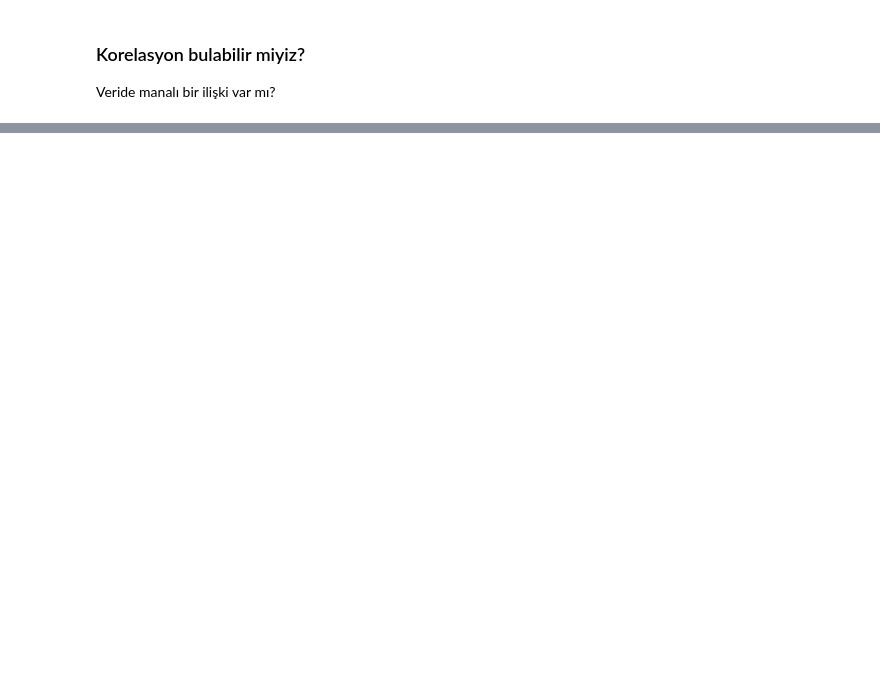
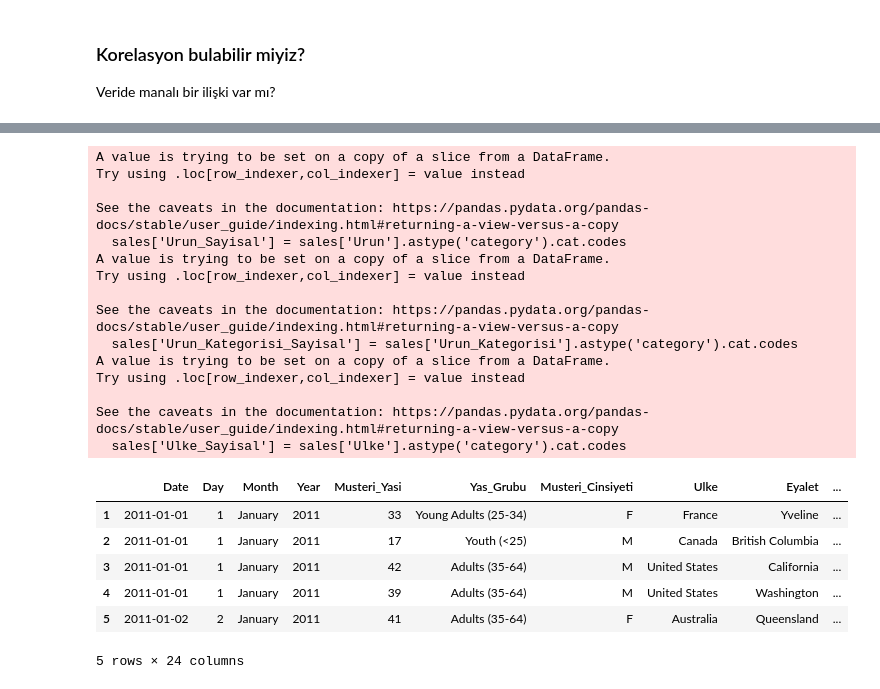
Before and after one commit to ozancelikel/VeriAnaliziGiris, a Jupyter notebook: veri_analizine_giris.ipynb, the cells around one changed output, grey strips where cells are left out. Cells and saved outputs as stored; diff of their text form; code cells hidden in the pictures; blank space fills up the shorter version.

```diff
--- a/veri_analizine_giris.ipynb
+++ b/veri_analizine_giris.ipynb
@@ -221,0 +542,6 @@ Machine learning -> AI
+# %%
+cinsiyet_sozlugu = {'M': 0, 'F': 1}
+
+sales['Musteri_Cinsiyeti_Sayisal'] = sales['Musteri_Cinsiyeti'].map(cinsiyet_sozlugu)
+
+print(sales[['Musteri_Cinsiyeti', 'Musteri_Cinsiyeti_Sayisal']].head())
@@ -221,0 +560,4 @@ Machine learning -> AI
+# %%
+sales['Alt_Kategori_Sayisal'] = sales['Alt_Kategori'].astype('category').cat.codes
+
+print(sales[['Alt_Kategori', 'Alt_Kategori_Sayisal']].head(15))
@@ -221,0 +586,28 @@ Machine learning -> AI
+# %%
+sales['Urun_Sayisal'] = sales['Urun'].astype('category').cat.codes
+sales['Urun_Kategorisi_Sayisal'] = sales['Urun_Kategorisi'].astype('category').cat.codes
+sales['Ulke_Sayisal'] = sales['Ulke'].astype('category').cat.codes
+sales.head()
+# %% [output]
+A value is trying to be set on a copy of a slice from a DataFrame.
+Try using .loc[row_indexer,col_indexer] = value instead
+
+See the caveats in the documentation: https://pandas.pydata.org/pandas-docs/stable/user_guide/indexing.html#returning-a-view-versus-a-copy
+  sales['Urun_Sayisal'] = sales['Urun'].astype('category').cat.codes
+A value is trying to be set on a copy of a slice from a DataFrame.
+Try using .loc[row_indexer,col_indexer] = value instead
+
+See the caveats in the documentation: https://pandas.pydata.org/pandas-docs/stable/user_guide/indexing.html#returning-a-view-versus-a-copy
+  sales['Urun_Kategorisi_Sayisal'] = sales['Urun_Kategorisi'].astype('category').cat.codes
+A value is trying to be set on a copy of a slice from a DataFrame.
+Try using .loc[row_indexer,col_indexer] = value instead
+
+See the caveats in the documentation: https://pandas.pydata.org/pandas-docs/stable/user_guide/indexing.html#returning-a-view-versus-a-copy
+  sales['Ulke_Sayisal'] = sales['Ulke'].astype('category').cat.codes
+|  | Date | Day | Month | Year | Musteri_Yasi | Yas_Grubu | Musteri_Cinsiyeti | Ulke | Eyalet | ... |
+| 1 | 2011-01-01 | 1 | January | 2011 | 33 | Young Adults (25-34) | F | France | Yveline | ... |
+| 2 | 2011-01-01 | 1 | January | 2011 | 17 | Youth (<25) | M | Canada | British Columbia | ... |
+| 3 | 2011-01-01 | 1 | January | 2011 | 42 | Adults (35-64) | M | United States | California | ... |
+| 4 | 2011-01-01 | 1 | January | 2011 | 39 | Adults (35-64) | M | United States | Washington | ... |
+| 5 | 2011-01-02 | 2 | January | 2011 | 41 | Adults (35-64) | F | Australia | Queensland | ... |
+5 rows × 24 columns
```
Also changed, not shown: parts of 68 cells of this notebook.
